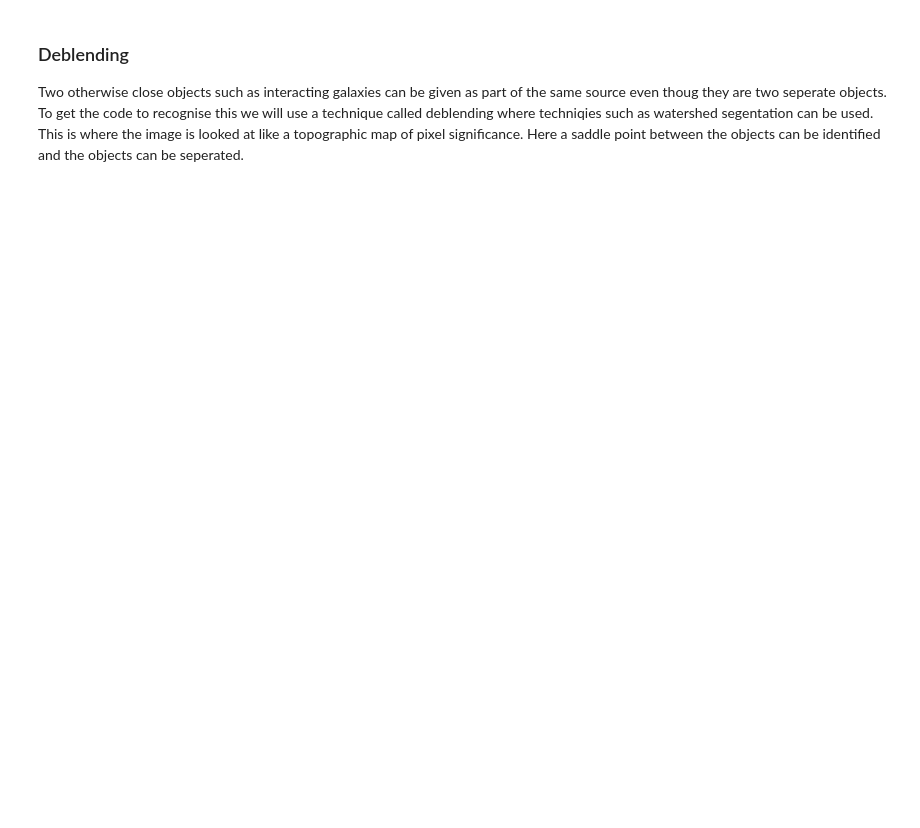
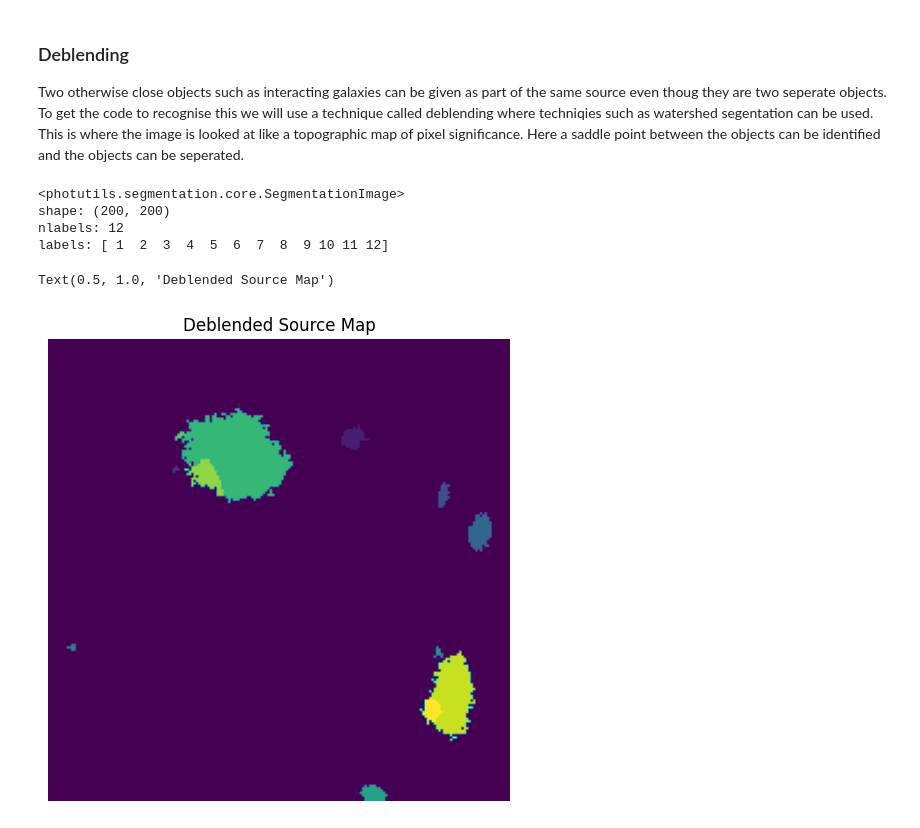
Before and after one commit to stephenmwilkins/jwst_imaging_workshop, a Jupyter notebook: workbooks/source_detection.ipynb, the cells around one changed output. Cells and saved outputs as stored; diff of their text form; code cells hidden in the pictures; blank space fills up the shorter version.

```diff
--- a/workbooks/source_detection.ipynb
+++ b/workbooks/source_detection.ipynb
@@ -45,0 +48,14 @@ Two otherwise close objects such as interacting galaxies can be given as part of
+# %%
+deblend_map=deblend_sources(sci,source_map,npixels=5)
+fig3,ax3=plt.subplots(1,1,figsize=(6,6))
+ax3.imshow(deblend_map)
+print(deblend_map)
+ax3.set_axis_off()
+ax3.set_title("Deblended Source Map")
+# %% [output]
+<photutils.segmentation.core.SegmentationImage>
+shape: (200, 200)
+nlabels: 12
+labels: [ 1  2  3  4  5  6  7  8  9 10 11 12]
+Text(0.5, 1.0, 'Deblended Source Map')
+[figure, added]
```
Also changed, not shown: parts of 3 cells of this notebook, 1 other file.
